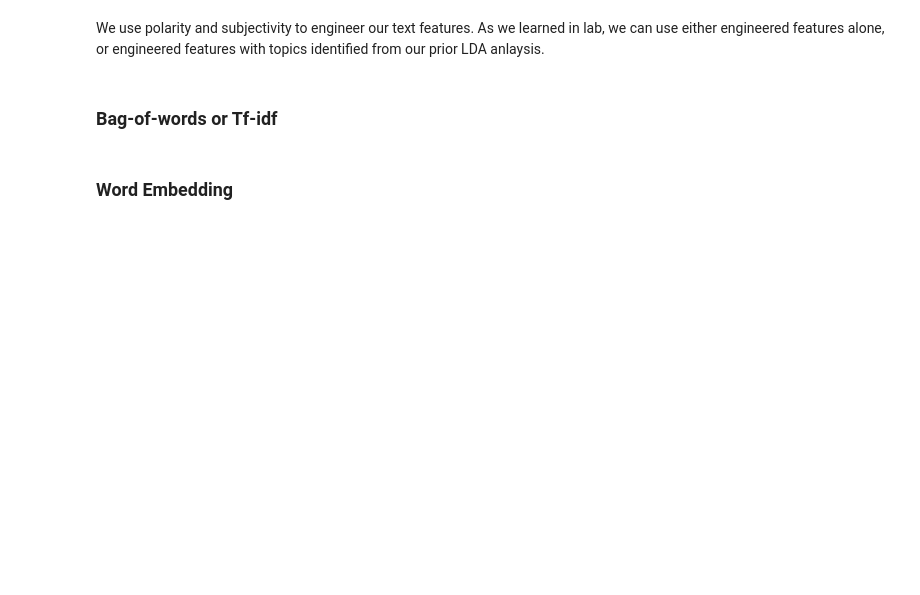
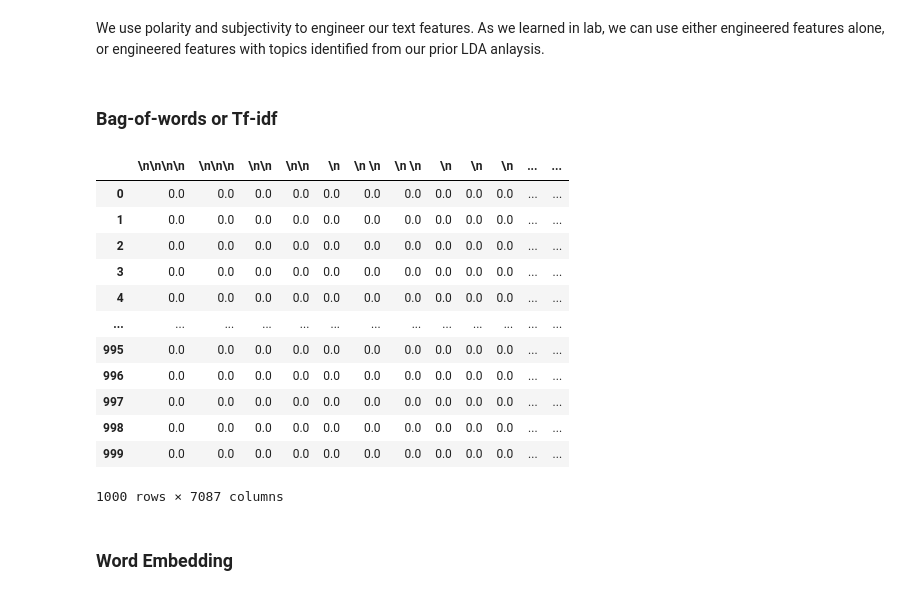
Before and after one commit to Luyi2/CSS_Project5_Team4_Spring2022, a Jupyter notebook: Project 5 Student.ipynb, the cells around one changed output. Cells and saved outputs as stored; diff of their text form; code cells hidden in the pictures; blank space fills up the shorter version.

```diff
--- a/Project 5 Student.ipynb
+++ b/Project 5 Student.ipynb
@@ -535,6 +568,22 @@ We use polarity and subjectivity to engineer our text features. As we learned in
 # %%
 # Frequency Based featurization
 tfidf_df = pd.DataFrame(tfidf_matrix.todense(), columns = tf.get_feature_names())
+# %%
+tfidf_df
+# %% [output]
+|  | \n\n\n\n | \n\n\n | \n\n | \n\n | \n | \n \n | \n \n | \n | \n | \n | ... | ... |
+| 0 | 0.0 | 0.0 | 0.0 | 0.0 | 0.0 | 0.0 | 0.0 | 0.0 | 0.0 | 0.0 | ... | ... |
+| 1 | 0.0 | 0.0 | 0.0 | 0.0 | 0.0 | 0.0 | 0.0 | 0.0 | 0.0 | 0.0 | ... | ... |
+| 2 | 0.0 | 0.0 | 0.0 | 0.0 | 0.0 | 0.0 | 0.0 | 0.0 | 0.0 | 0.0 | ... | ... |
+| 3 | 0.0 | 0.0 | 0.0 | 0.0 | 0.0 | 0.0 | 0.0 | 0.0 | 0.0 | 0.0 | ... | ... |
+| 4 | 0.0 | 0.0 | 0.0 | 0.0 | 0.0 | 0.0 | 0.0 | 0.0 | 0.0 | 0.0 | ... | ... |
+| ... | ... | ... | ... | ... | ... | ... | ... | ... | ... | ... | ... | ... |
+| 995 | 0.0 | 0.0 | 0.0 | 0.0 | 0.0 | 0.0 | 0.0 | 0.0 | 0.0 | 0.0 | ... | ... |
+| 996 | 0.0 | 0.0 | 0.0 | 0.0 | 0.0 | 0.0 | 0.0 | 0.0 | 0.0 | 0.0 | ... | ... |
+| 997 | 0.0 | 0.0 | 0.0 | 0.0 | 0.0 | 0.0 | 0.0 | 0.0 | 0.0 | 0.0 | ... | ... |
+| 998 | 0.0 | 0.0 | 0.0 | 0.0 | 0.0 | 0.0 | 0.0 | 0.0 | 0.0 | 0.0 | ... | ... |
+| 999 | 0.0 | 0.0 | 0.0 | 0.0 | 0.0 | 0.0 | 0.0 | 0.0 | 0.0 | 0.0 | ... | ... |
+1000 rows × 7087 columns
 # %% [markdown]
 ### Word Embedding
 # %%
```
Also changed, not shown: parts of 36 cells of this notebook.
